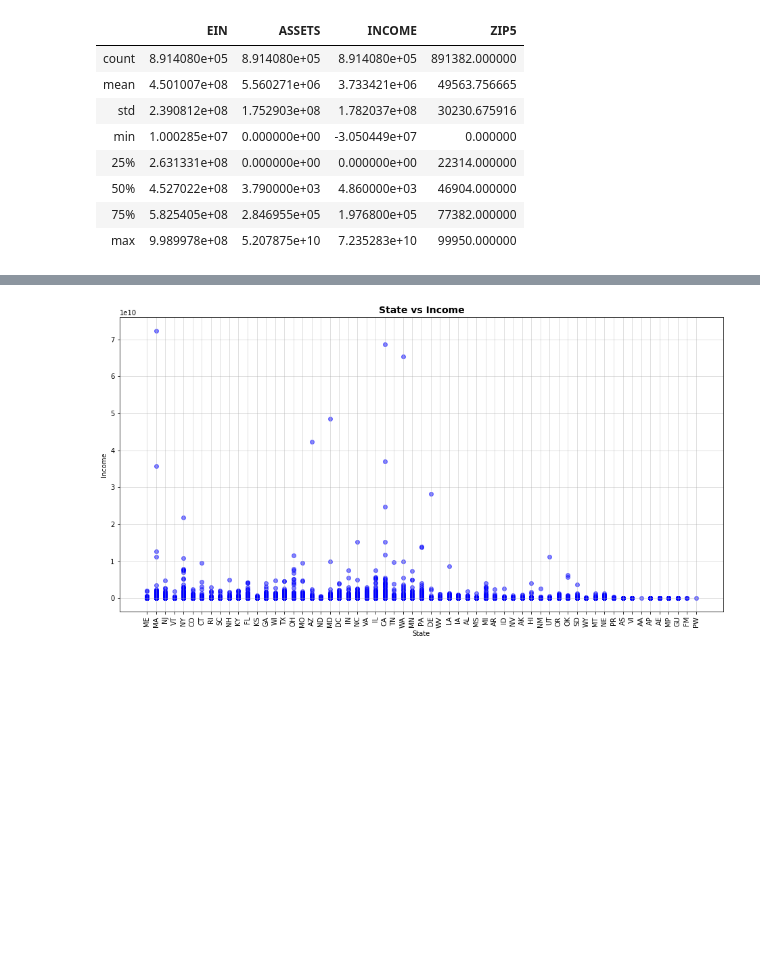
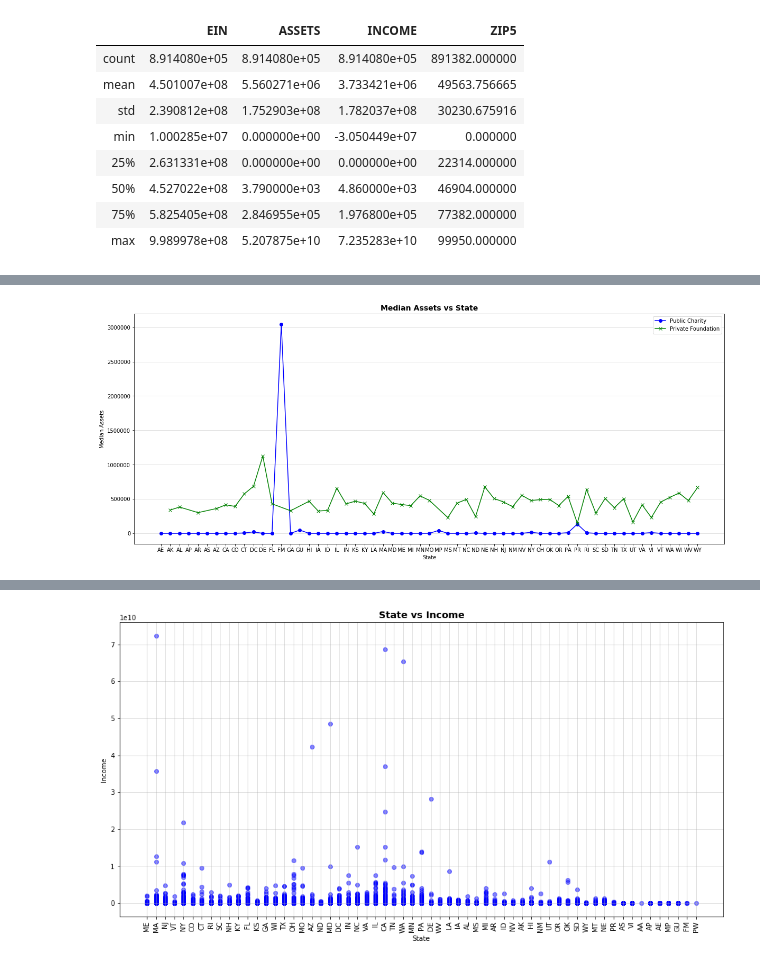
Before and after one commit to ejosephSr/Old.project-one, a Jupyter notebook: GotMoney.ipynb, the cells around one changed output, grey strips where cells are left out. Saved outputs shown, nothing was run; the diff lists cells and outputs as text; code cells hidden in the pictures; blank space fills up the shorter version.

```diff
--- a/GotMoney.ipynb
+++ b/GotMoney.ipynb
@@ -174,0 +281,20 @@ gov_data.describe()
+# %%
+# Generate the Plot (with Error Bars)
+plt.figure(figsize=(20,8))
+plt.plot(state_PC.index, state_PC["ASSETS"]["median"], marker='o', color='b', label="Public Charity")
+plt.plot(state_PF.index, state_PF["ASSETS"]["median"], marker='x', color='g', label="Private Foundation")
+
+# Add title, labels,  legend and grid
+plt.title('Median Assets vs State', color='k', size=14, weight='bold')
+plt.xlabel('State')
+plt.ylabel('Median Assets')
+plt.legend(loc="best")
+plt.grid(alpha=0.5, axis='y')
+
+# Save the Figure
+#plt.savefig("../Images/TumorResponse.png")
+
+# Show the Figure
+plt.show()
+# %% [output]
+[figure, added]
```
Also changed, not shown: parts of 17 cells of this notebook.
